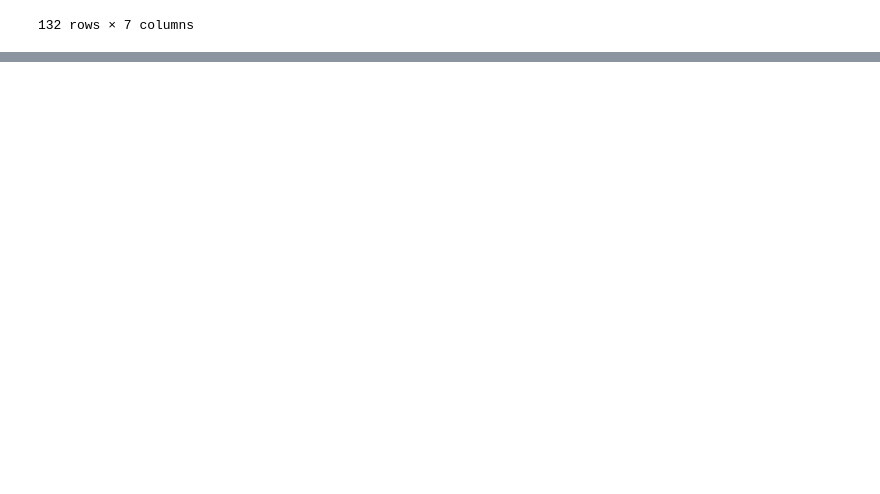
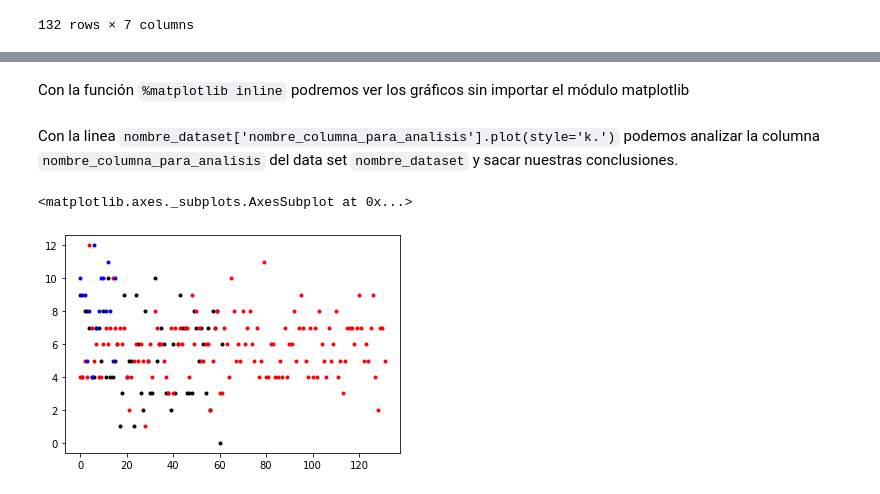
Before and after one commit to francomanca93/ingenieria-de-datos, a Jupyter notebook: practicas/pandas.ipynb, the cells around one changed output, grey strips where cells are left out. Cells and saved outputs as stored; diff of their text form; code cells hidden in the pictures; blank space fills up the shorter version.

Commit message:
Análisis descriptivos de los datasets

```diff
--- a/practicas/pandas.ipynb
+++ b/practicas/pandas.ipynb
@@ -431,0 +434,5 @@ el_universal
+# %%
+# Leemos los data sets
+clean_eluniversal = pd.read_csv('/home/franco/Documents/Python/Proyectos/ingenieria-de-datos/etl/transform-pandas/clean_eluniversal_2020_07_21_articles.csv')
+clean_elpais = pd.read_csv('/home/franco/Documents/Python/Proyectos/ingenieria-de-datos/etl/transform-pandas/clean_elpais_2020_07_21_articles.csv')
+clean_clarin = pd.read_csv('/home/franco/Documents/Python/Proyectos/ingenieria-de-datos/etl/transform-pandas/clean_clarin_2020_07_21_articles.csv')
@@ -431,0 +470,2 @@ el_universal
+# %% [markdown]
+Con la función `%matplotlib inline` podremos ver los gráficos sin importar el módulo matplotlib
@@ -431,0 +474,9 @@ el_universal
+# %% [markdown]
+Con la linea `nombre_dataset['nombre_columna_para_analisis'].plot(style='k.')` podemos analizar la columna `nombre_columna_para_analisis` del data set `nombre_dataset` y sacar nuestras conclusiones.
+# %%
+clean_elpais['n_token_title'].plot(style='k.')
+clean_eluniversal['n_token_title'].plot(style='r.')
+clean_clarin['n_token_title'].plot(style='b.')
+# %% [output]
+<matplotlib.axes._subplots.AxesSubplot at 0x...>
+[figure, added]
```
Also changed, not shown: parts of 16 cells of this notebook.
